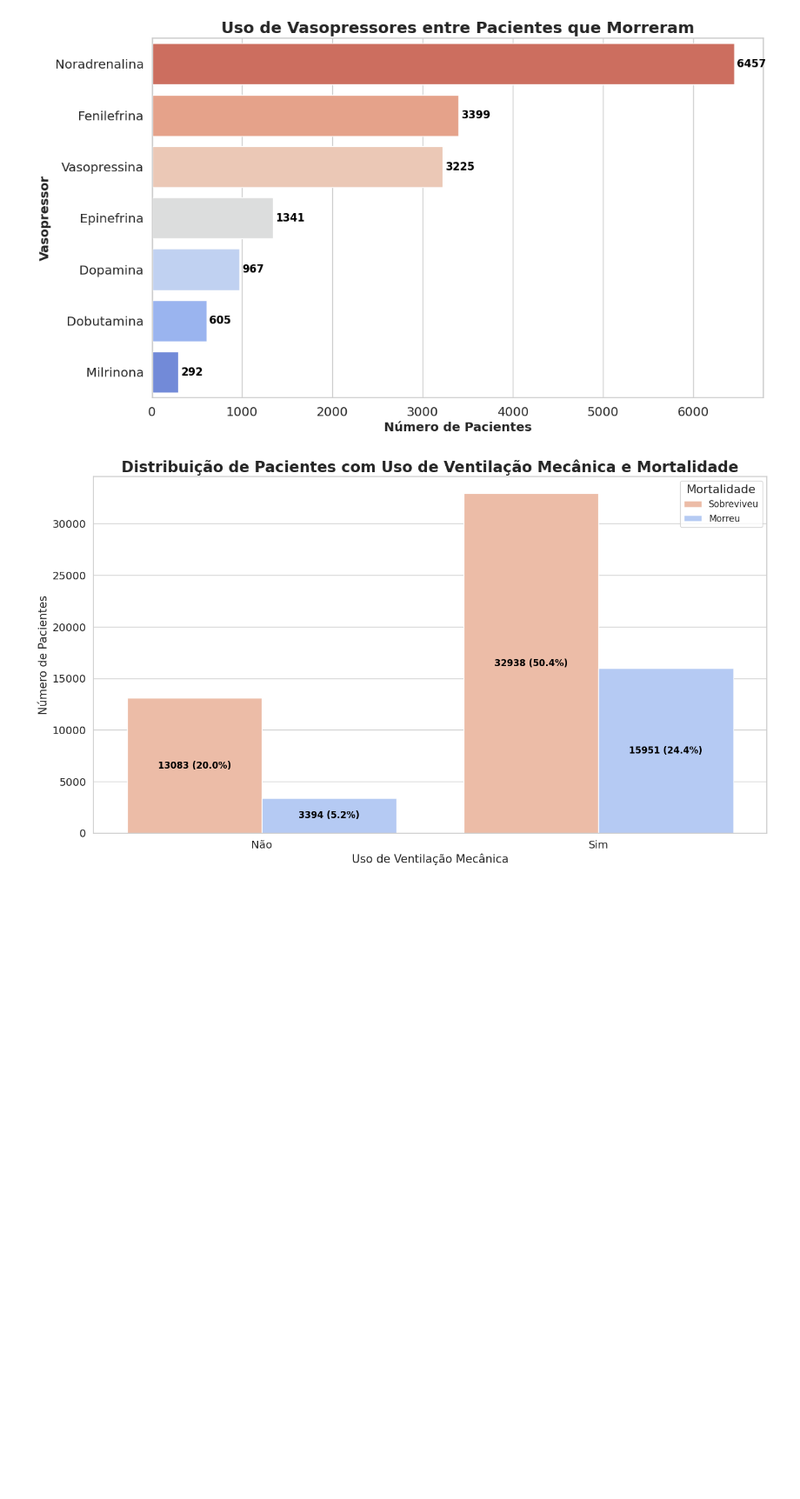
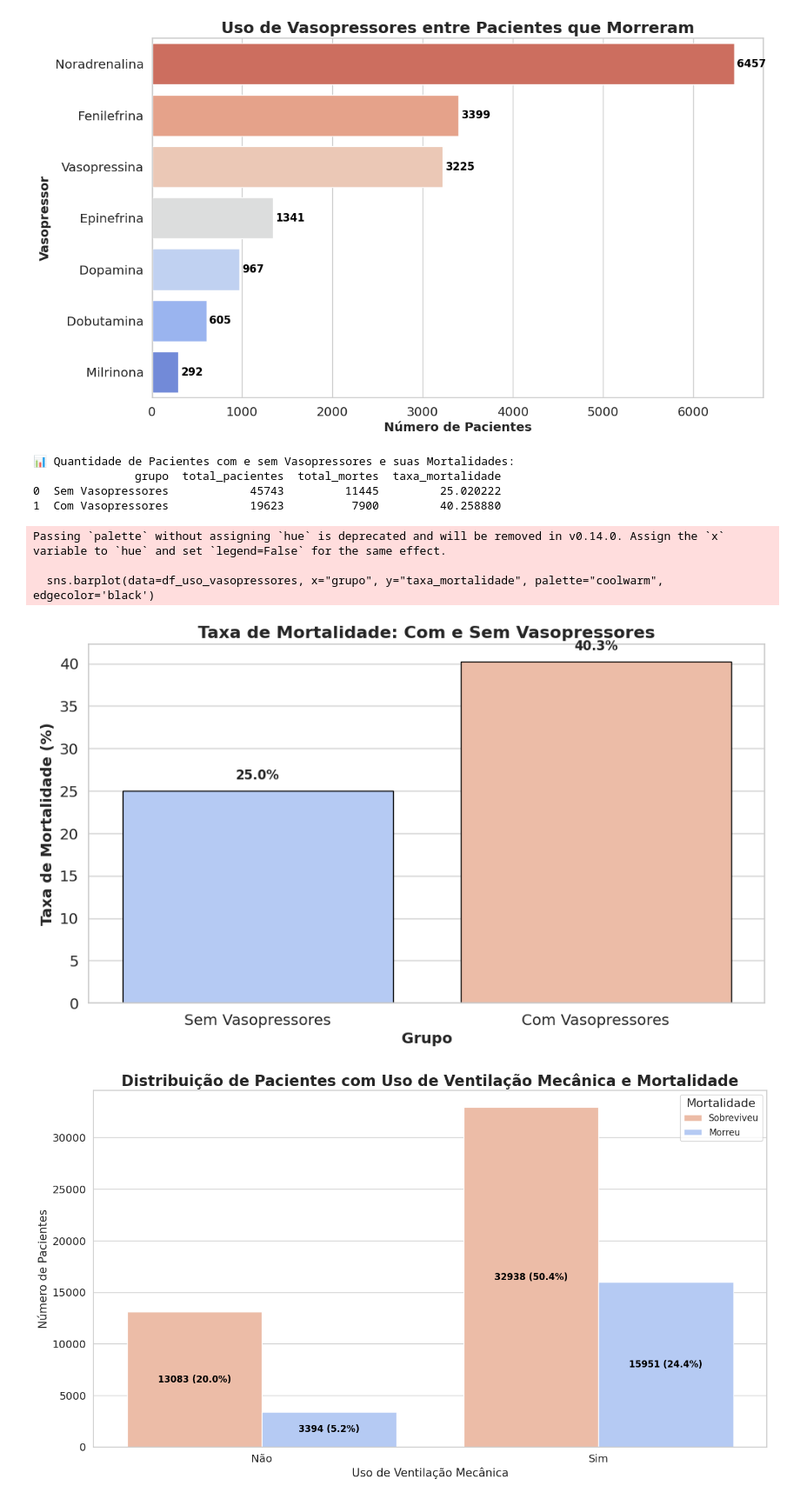
Before and after one commit to GabrielRolla/completa, a Jupyter notebook: dados.ipynb, the cells around one changed output. Shown at 87% size. Drawn from its saved outputs; the diff is of its cells as text; code cells hidden in the pictures; blank space fills up the shorter version.

```diff
--- a/dados.ipynb
+++ b/dados.ipynb
@@ -658,6 +658,84 @@ Passing `palette` without assigning `hue` is deprecated and will be removed in v
 
   ax = sns.barplot(data=df_vaso_morte, y="droga_pt", x="n", palette="coolwarm_r")
 [figure]
+# %%
+# Consulta SQL para obter dados de pacientes com e sem vasopressores
+sql_query_uso_vasopressores = """
+WITH vaso_flag AS (
+    SELECT
+        v.stay_id,
+        MAX(CASE WHEN v.dopamine IS NOT NULL THEN 1 ELSE 0 END) AS dopamine,
+        MAX(CASE WHEN v.epinephrine IS NOT NULL THEN 1 ELSE 0 END) AS epinephrine,
+        MAX(CASE WHEN v.norepinephrine IS NOT NULL THEN 1 ELSE 0 END) AS norepinephrine,
+        MAX(CASE WHEN v.phenylephrine IS NOT NULL THEN 1 ELSE 0 END) AS phenylephrine,
+        MAX(CASE WHEN v.dobutamine IS NOT NULL THEN 1 ELSE 0 END) AS dobutamine,
+        MAX(CASE WHEN v.milrinone IS NOT NULL THEN 1 ELSE 0 END) AS milrinone
+    FROM mimiciv_derived.vasoactive_agent v
+    GROUP BY v.stay_id
+),
+vasopressin_flag AS (
+    SELECT DISTINCT stay_id, 1 AS vasopressin
+    FROM mimiciv_derived.vasopressin
+),
+pacientes_com_vasopressores AS (
+    SELECT DISTINCT stay_id
+    FROM vaso_flag
+    WHERE dopamine = 1 OR epinephrine = 1 OR norepinephrine = 1 OR phenylephrine = 1
+          OR dobutamine = 1 OR milrinone = 1
+    UNION
+    SELECT DISTINCT stay_id
+    FROM vasopressin_flag
+)
+SELECT
+    CASE
+        WHEN pm.stay_id IN (SELECT stay_id FROM pacientes_com_vasopressores) THEN 'Com Vasopressores'
+        ELSE 'Sem Vasopressores'
+    END AS grupo,
+    COUNT(*) AS total_pacientes,
+    SUM(CASE WHEN pm.categoria != 'Sobrevivente (≥ 1 ano pós-alta)' THEN 1 ELSE 0 END) AS total_mortes
+FROM pacientes_mortos pm
+GROUP BY grupo;
+"""
+
+# Carregar os resultados em um DataFrame
+df_uso_vasopressores = pd.read_sql(sql_query_uso_vasopressores, conn)
+
+# Calcular a taxa de mortalidade
+df_uso_vasopressores['taxa_mortalidade'] = (df_uso_vasopressores['total_mortes'] / df_uso_vasopressores['total_pacientes']) * 100
+
+# Exibir os resultados no console
+print("\n📊 Quantidade de Pacientes com e sem Vasopressores e suas Mortalidades:")
+print(df_uso_vasopressores)
+
+# 📊 Gráfico de barras para visualização
+plt.figure(figsize=(10, 6))
+
+# Gráfico de barras
+sns.barplot(data=df_uso_vasopressores, x="grupo", y="taxa_mortalidade", palette="coolwarm", edgecolor='black')
+
+# Título e rótulos
+plt.title("Taxa de Mortalidade: Com e Sem Vasopressores", fontsize=16, fontweight='bold')
+plt.xlabel("Grupo", fontsize=14, fontweight='bold')
+plt.ylabel("Taxa de Mortalidade (%)", fontsize=14, fontweight='bold')
+
+# Anotar as taxas de mortalidade nas barras
+for i, taxa in enumerate(df_uso_vasopressores['taxa_mortalidade']):
+    plt.text(i, taxa + 1, f"{taxa:.1f}%", ha='center', va='bottom', fontsize=12, fontweight='bold')
+
+# Melhorar espaçamento
+plt.tight_layout()
+
+# Mostrar o gráfico
+plt.show()
+# %% [output]
+📊 Quantidade de Pacientes com e sem Vasopressores e suas Mortalidades:
+               grupo  total_pacientes  total_mortes  taxa_mortalidade
+0  Sem Vasopressores            45743         11445         25.020222
+1  Com Vasopressores            19623          7900         40.258880
+Passing `palette` without assigning `hue` is deprecated and will be removed in v0.14.0. Assign the `x` variable to `hue` and set `legend=False` for the same effect.
+
+  sns.barplot(data=df_uso_vasopressores, x="grupo", y="taxa_mortalidade", palette="coolwarm", edgecolor='black')
+[figure, added]
 # %%
 # 🔎 Query para flag de ventilação mecânica e mortalidade na UTI
 query_ventilacao_mortalidade = """
```
Also changed, not shown: parts of 1 cell of this notebook, 4 other files.
